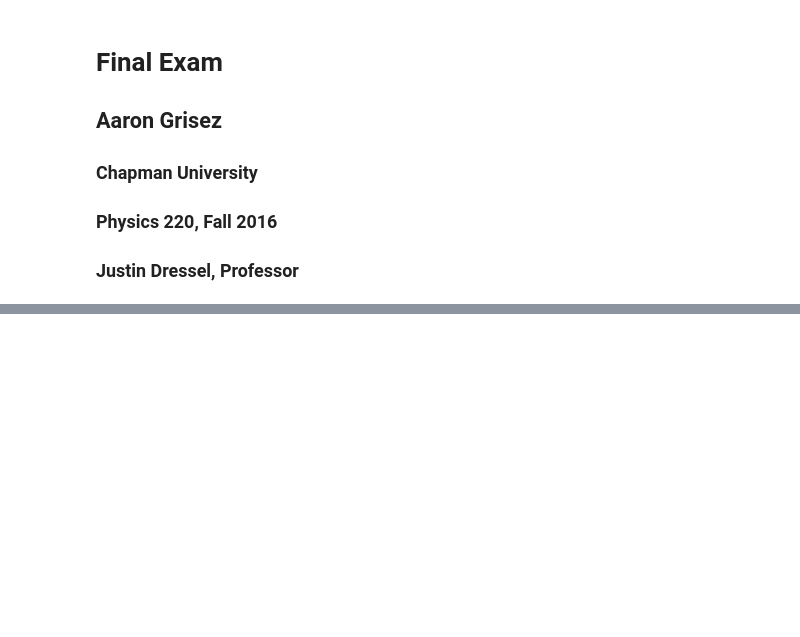
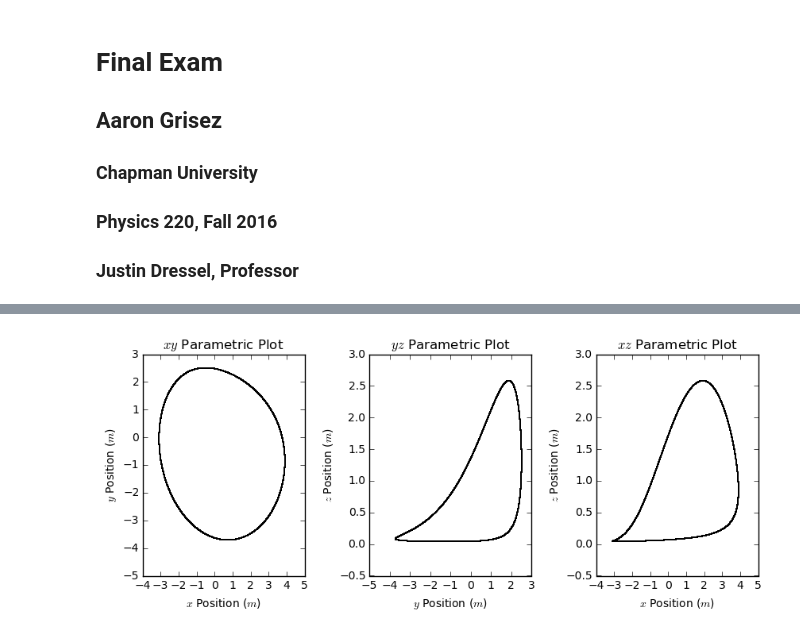
Before and after one commit to aarongrisez/final-aarongrisez, a Jupyter notebook: FinalExam.ipynb, the cells around one changed output, grey strips where cells are left out. Drawn from its saved outputs; the diff is of its cells as text; code cells hidden in the pictures; blank space fills up the shorter version.

```diff
--- a/FinalExam.ipynb
+++ b/FinalExam.ipynb
@@ -50 +47,6 @@ def c_rossler(c0, cf, delta_c, i):
+# %%
+r.plot_2D_parametric(sol2)
+plt.show()
+# %% [output]
+[figure, added]
 # %% [markdown]
```
Also changed, not shown: parts of 31 cells of this notebook, 8 other files.
